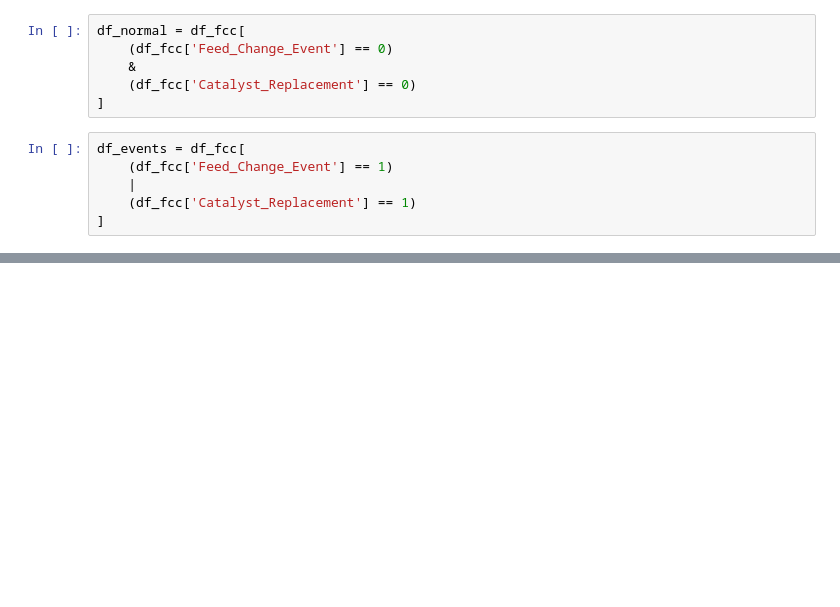
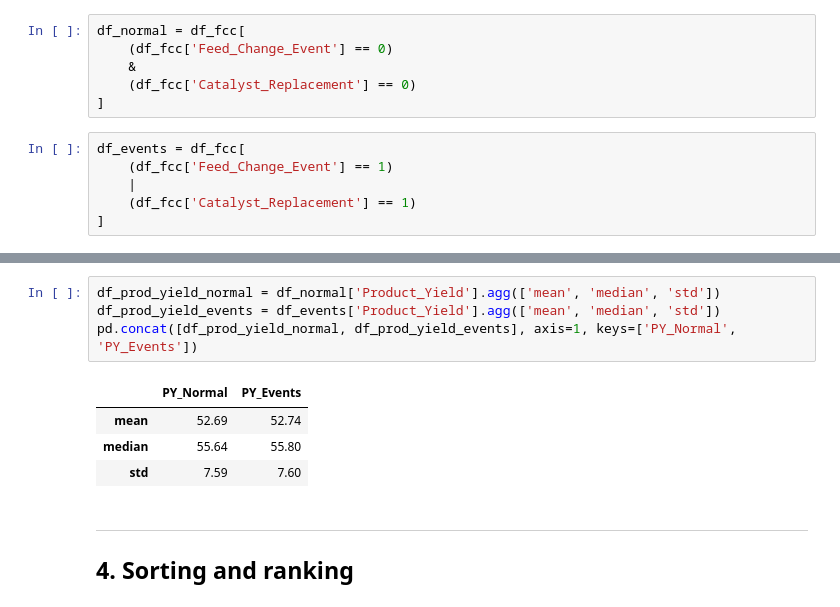
Before and after one commit to gjmelief/fcc-process-analysis, a Jupyter notebook: notebooks/02_pandas_process_health_check.ipynb, the cells around one changed output, grey strips where cells are left out. Saved outputs shown, nothing was run; the diff lists cells and outputs as text; blank space fills up the shorter version.

```diff
--- a/notebooks/02_pandas_process_health_check.ipynb
+++ b/notebooks/02_pandas_process_health_check.ipynb
@@ -119,0 +126,12 @@ df_events = df_fcc[
+# %%
+df_prod_yield_normal = df_normal['Product_Yield'].agg(['mean', 'median', 'std'])
+df_prod_yield_events = df_events['Product_Yield'].agg(['mean', 'median', 'std'])
+pd.concat([df_prod_yield_normal, df_prod_yield_events], axis=1, keys=['PY_Normal', 'PY_Events'])
+# %% [output]
+|  | PY_Normal | PY_Events |
+| mean | 52.69 | 52.74 |
+| median | 55.64 | 55.80 |
+| std | 7.59 | 7.60 |
+# %% [markdown]
+---
+## 4. Sorting and ranking
```
Also changed, not shown: parts of 6 cells of this notebook.
